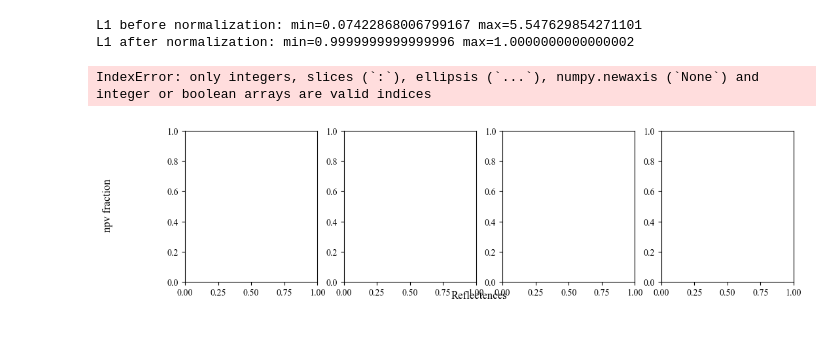
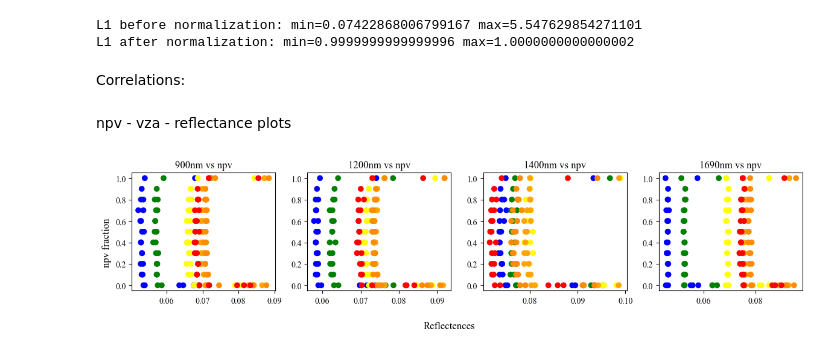
Before and after one commit to utat-ss/FINCH-Science_Unmixing, a Jupyter notebook: runs/characterization/normalization.ipynb, the cells around one changed output. Cells and saved outputs as stored; diff of their text form; code cells hidden in the pictures.

Commit message:
semi-final notebook cleanup they mostly all run without errors

```diff
--- a/runs/characterization/normalization.ipynb
+++ b/runs/characterization/normalization.ipynb
@@ -265,7 +267,7 @@ fig.supxlabel("Reflectences")
 fig.supylabel("npv fraction")
 
 for i, wavelength in enumerate(wavelengths):
-    axs[i].scatter(at900to1690[wavelength].to_numpy().reshape(-1, 1), fractions["npv_fraction"], c=[
+    axs[i].scatter(at900to1690_raw[wavelength].to_numpy().reshape(-1, 1), fractions["npv_fraction"], c=[
         vza_color_map[v] for v in vza
     ])
     axs[i].set_title(f"{wavelength}nm vs npv")
@@ -291,3 +293,5 @@ at900to1690 = normalized_dataset
 # %% [output]
 L1 before normalization: min=0.07422868006799167 max=5.547629854271101
 L1 after normalization: min=0.9999999999999996 max=1.0000000000000002
+# %% [markdown]
+Correlations:
@@ -294,28 +307,31 @@ L1 after normalization: min=0.9999999999999996 max=1.0000000000000002
+# %% [markdown]
+npv - vza - reflectance plots
 # %%
 vza_color_map = {
     0.0 : "blue",
     10.0 : "green",
     20.0 : "yellow",
     25.0 : "orange",
     30.0 : "darkorange",
     40.0 : "red",
 }
-wavelengths = ["900", "1100", "1300", "1600"]
+wavelengths = [0, 30, 50, 79]
 n_plots = len(wavelengths)
 plt.rcParams["font.family"] = "Times New Roman"
 fig, axs = plt.subplots(1, n_plots, figsize=(3*n_plots, 3))
 fig.supxlabel("Reflectences")
 fig.supylabel("npv fraction")
 
 for i, w in enumerate(wavelengths):
-    axs[i].scatter(at900to1690[wavelength], fractions["npv_fraction"], c=[
-        vza_color_map[v] for v in vza
-    ])
-    axs[i].set_title(f"{wavelength}nm vs npv")
+    axs[i].scatter(
+        at900to1690[:,i],
+        fractions["npv_fraction"],
+        c=[vza_color_map[v] for v in vza]
+    )
+    axs[i].set_title(f"{at900to1690_raw.columns[w]}nm vs npv")
 
 # Adjust layout to prevent overlap
 plt.tight_layout()
 plt.show()
 # %% [output]
-IndexError: only integers, slices (`:`), ellipsis (`...`), numpy.newaxis (`None`) and integer or boolean arrays are valid indices
-[figure, old version]
+[figure, new version]
```
Also changed, not shown: parts of 5 cells of this notebook, 5 other files.
